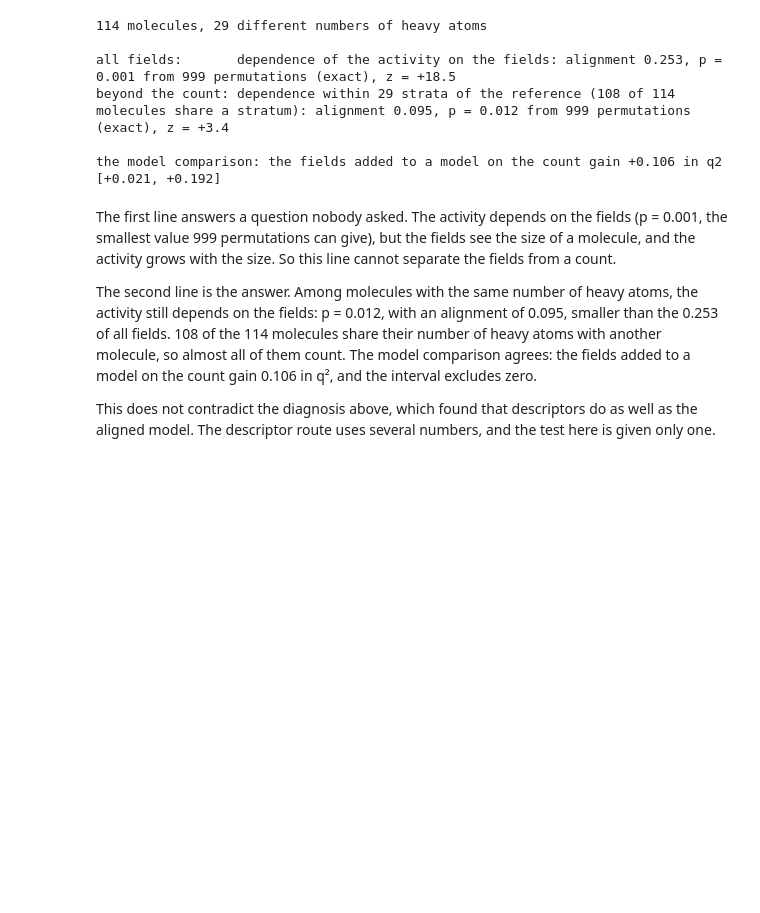
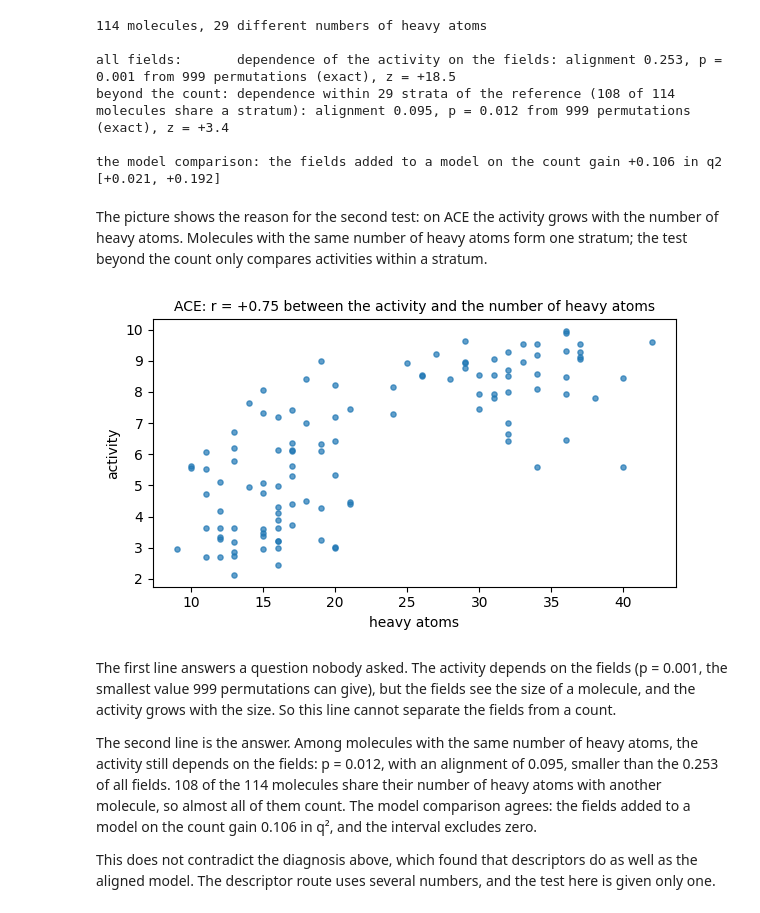
Before and after one commit to igbaskin/cmf-qsar, a Jupyter notebook: docs/tutorials/06_before_you_model.ipynb, the cells around one changed output. Drawn from its saved outputs; the diff is of its cells as text; code cells hidden in the pictures; blank space fills up the shorter version.

```diff
--- a/docs/tutorials/06_before_you_model.ipynb
+++ b/docs/tutorials/06_before_you_model.ipynb
@@ -431,6 +449,21 @@ all fields:       dependence of the activity on the fields: alignment 0.253, p =
 beyond the count: dependence within 29 strata of the reference (108 of 114 molecules share a stratum): alignment 0.095, p = 0.012 from 999 permutations (exact), z = +3.4
 
 the model comparison: the fields added to a model on the count gain +0.106 in q2 [+0.021, +0.192]
+# %% [markdown]
+The picture shows the reason for the second test: on ACE the activity grows with the number of
+heavy atoms. Molecules with the same number of heavy atoms form one stratum; the test beyond the
+count only compares activities within a stratum.
+# %%
+fig, ax = plt.subplots(figsize=(6, 3.6))
+ax.scatter(heavy, y, s=14, alpha=0.7)
+ax.set_xlabel("heavy atoms")
+ax.set_ylabel("activity")
+ax.set_title("ACE: r = %+.2f between the activity and the number of heavy atoms"
+             % np.corrcoef(heavy, y)[0, 1], fontsize=10)
+plt.tight_layout()
+plt.show()
+# %% [output]
+[figure, added]
 # %% [markdown]
 The first line answers a question nobody asked. The activity depends on the fields (p = 0.001,
 the smallest value 999 permutations can give), but the fields see the size of a molecule, and
```
Also changed, not shown: parts of 6 cells of this notebook, 14 other files.
